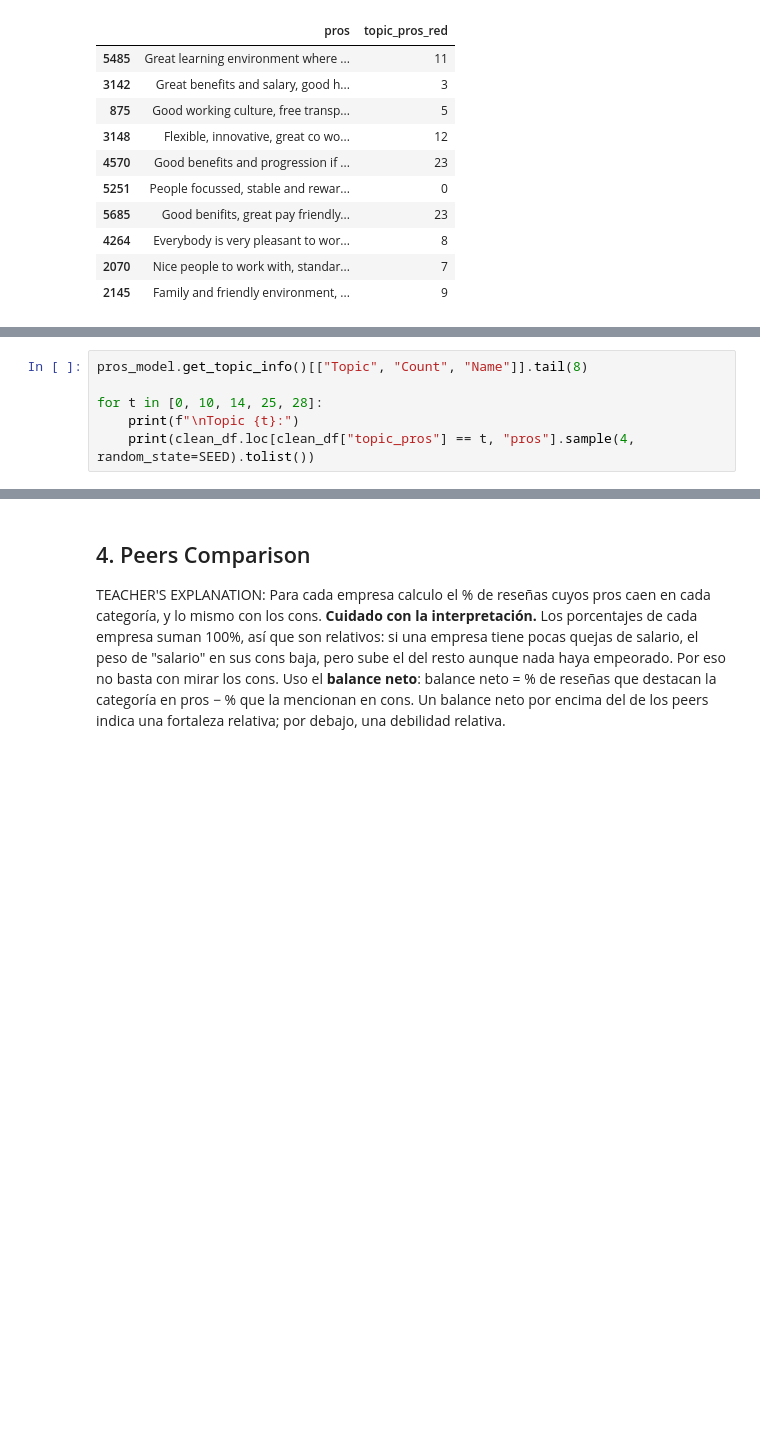
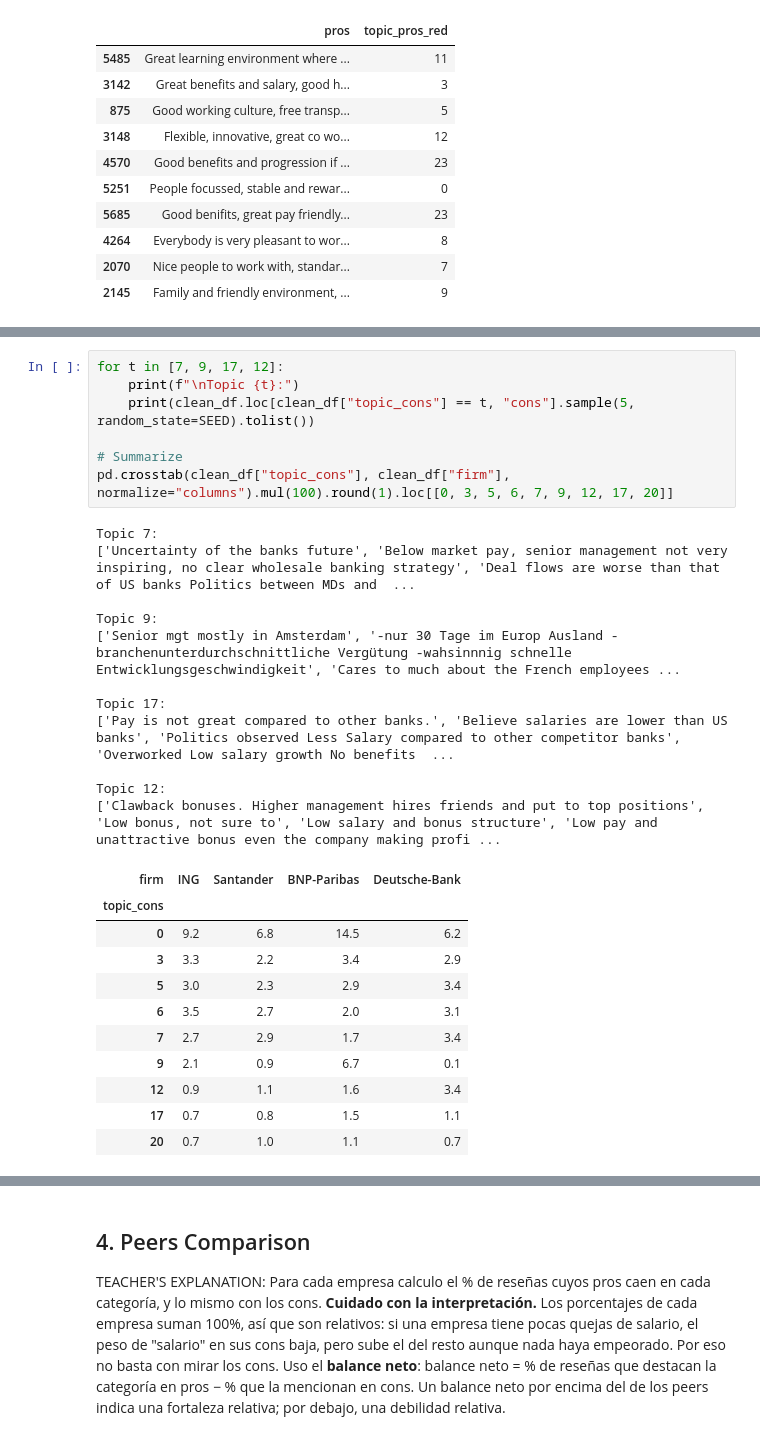
Before and after one commit to rubengil-dev/ING-glasdoor-analysis, a Jupyter notebook: mi_notebook.ipynb, the cells around one changed output, grey strips where cells are left out. Saved outputs shown, nothing was run; the diff lists cells and outputs as text; blank space fills up the shorter version.

```diff
--- a/mi_notebook.ipynb
+++ b/mi_notebook.ipynb
@@ -1035,6 +1040,0 @@ Topics: 7
-# %%
-pros_model.get_topic_info()[["Topic", "Count", "Name"]].tail(8)
-
-for t in [0, 10, 14, 25, 28]:
-    print(f"\nTopic {t}:")
-    print(clean_df.loc[clean_df["topic_pros"] == t, "pros"].sample(4, random_state=SEED).tolist())
@@ -1055,0 +1083,30 @@ Topic 28:
+# %%
+for t in [7, 9, 17, 12]:
+    print(f"\nTopic {t}:")
+    print(clean_df.loc[clean_df["topic_cons"] == t, "cons"].sample(5, random_state=SEED).tolist())
+
+# Summarize
+pd.crosstab(clean_df["topic_cons"], clean_df["firm"], normalize="columns").mul(100).round(1).loc[[0, 3, 5, 6, 7, 9, 12, 17, 20]]
+# %% [output]
+Topic 7:
+['Uncertainty of the banks future', 'Below market pay, senior management not very inspiring, no clear wholesale banking strategy', 'Deal flows are worse than that of US banks Politics between MDs and  ...
+
+Topic 9:
+['Senior mgt mostly in Amsterdam', '-nur 30 Tage im Europ Ausland -branchenunterdurchschnittliche Vergütung -wahsinnnig schnelle Entwicklungsgeschwindigkeit', 'Cares to much about the French employees ...
+
+Topic 17:
+['Pay is not great compared to other banks.', 'Believe salaries are lower than US banks', 'Politics observed Less Salary compared to other competitor banks', 'Overworked Low salary growth No benefits  ...
+
+Topic 12:
+['Clawback bonuses. Higher management hires friends and put to top positions', 'Low bonus, not sure to', 'Low salary and bonus structure', 'Low pay and unattractive bonus even the company making profi ...
+| firm | ING | Santander | BNP-Paribas | Deutsche-Bank |
+| topic_cons |  |  |  |  |
+| 0 | 9.2 | 6.8 | 14.5 | 6.2 |
+| 3 | 3.3 | 2.2 | 3.4 | 2.9 |
+| 5 | 3.0 | 2.3 | 2.9 | 3.4 |
+| 6 | 3.5 | 2.7 | 2.0 | 3.1 |
+| 7 | 2.7 | 2.9 | 1.7 | 3.4 |
+| 9 | 2.1 | 0.9 | 6.7 | 0.1 |
+| 12 | 0.9 | 1.1 | 1.6 | 3.4 |
+| 17 | 0.7 | 0.8 | 1.5 | 1.1 |
+| 20 | 0.7 | 1.0 | 1.1 | 0.7 |
```
Also changed, not shown: parts of 15 cells of this notebook.
